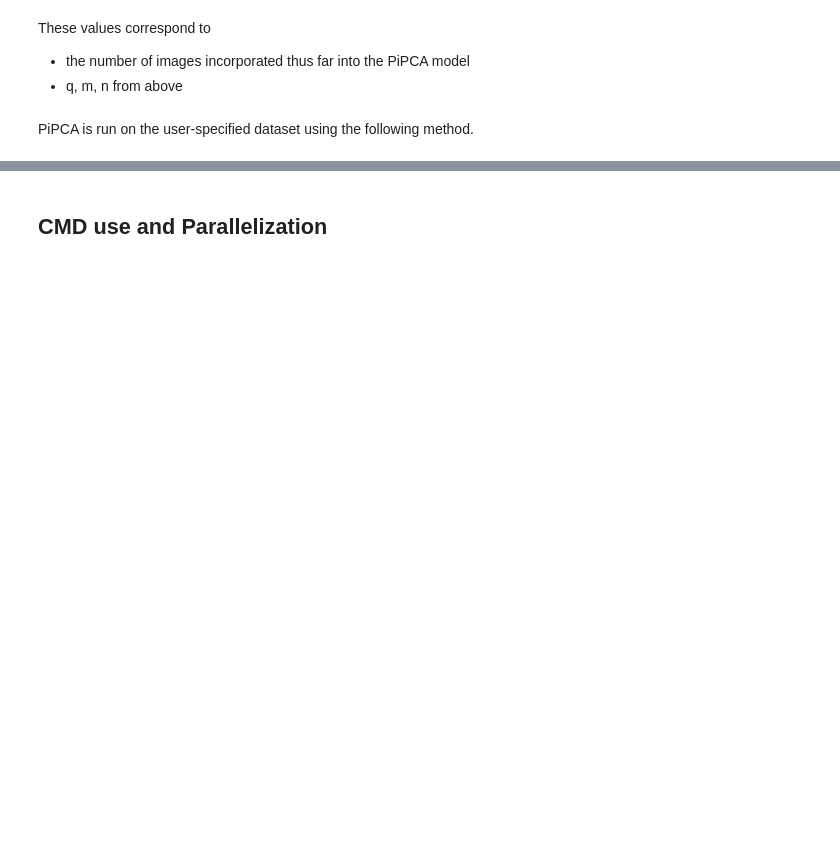
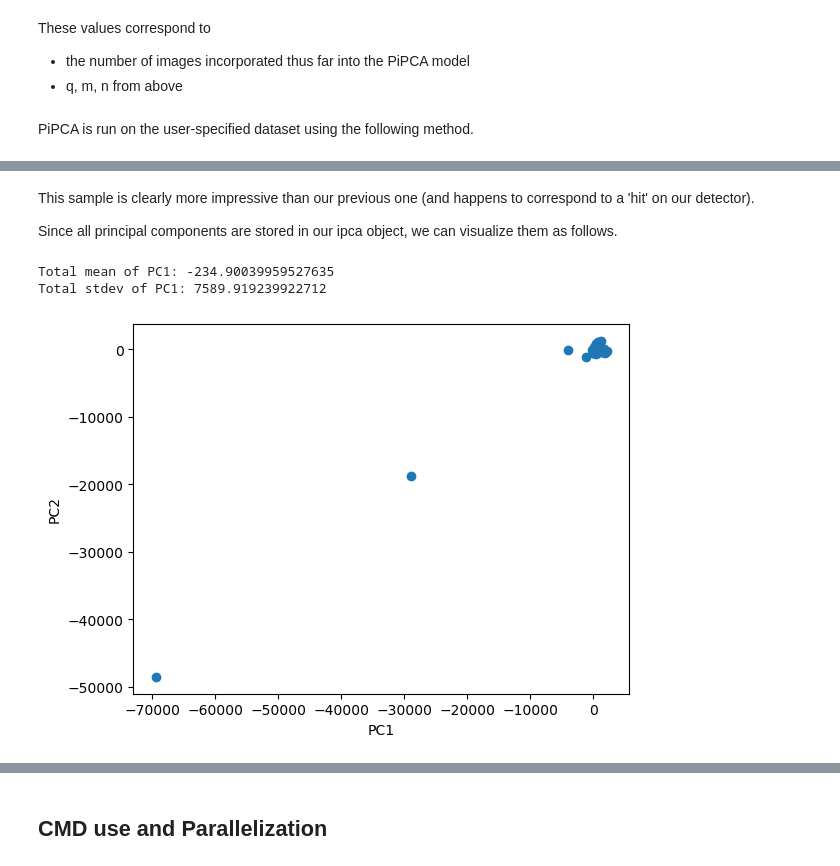
Before and after one commit to slac-lcls/btx, a Jupyter notebook: tutorial/notebooks/demo.ipynb, the cells around one changed output, grey strips where cells are left out. Saved outputs shown, nothing was run; the diff lists cells and outputs as text; code cells hidden in the pictures; blank space fills up the shorter version.

```diff
--- a/tutorial/notebooks/demo.ipynb
+++ b/tutorial/notebooks/demo.ipynb
@@ -126,0 +101,20 @@ Mean per-batch compute time of step 'total update': 6.722s
+# %% [markdown]
+This sample is clearly more impressive than our previous one (and happens to correspond to a 'hit' on our detector).
+
+Since all principal components are stored in our ipca object, we can visualize them as follows.
+# %%
+start = 100
+end = start + 100
+
+print(f"Total mean of PC1: {np.mean(pcs[0])}")
+print(f"Total stdev of PC1: {np.std(pcs[0])}")
+
+pcs = ipca.pc_data[:, start:end]
+plt.scatter(pcs[0], pcs[1])
+plt.xlabel('PC1')
+plt.ylabel('PC2')
+plt.show()
+# %% [output]
+Total mean of PC1: -234.90039959527635
+Total stdev of PC1: 7589.919239922712
+[figure, added]
```
Also changed, not shown: parts of 21 cells of this notebook.
